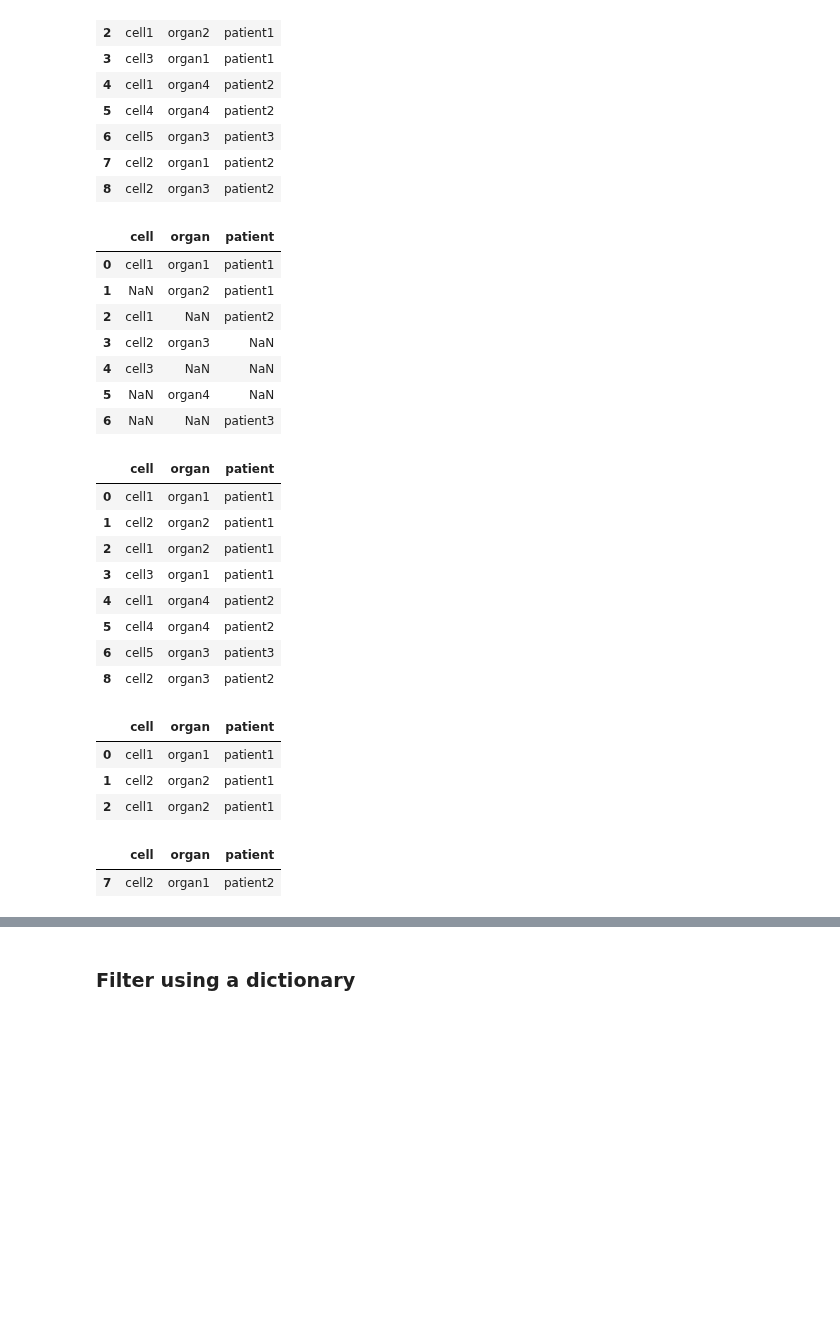
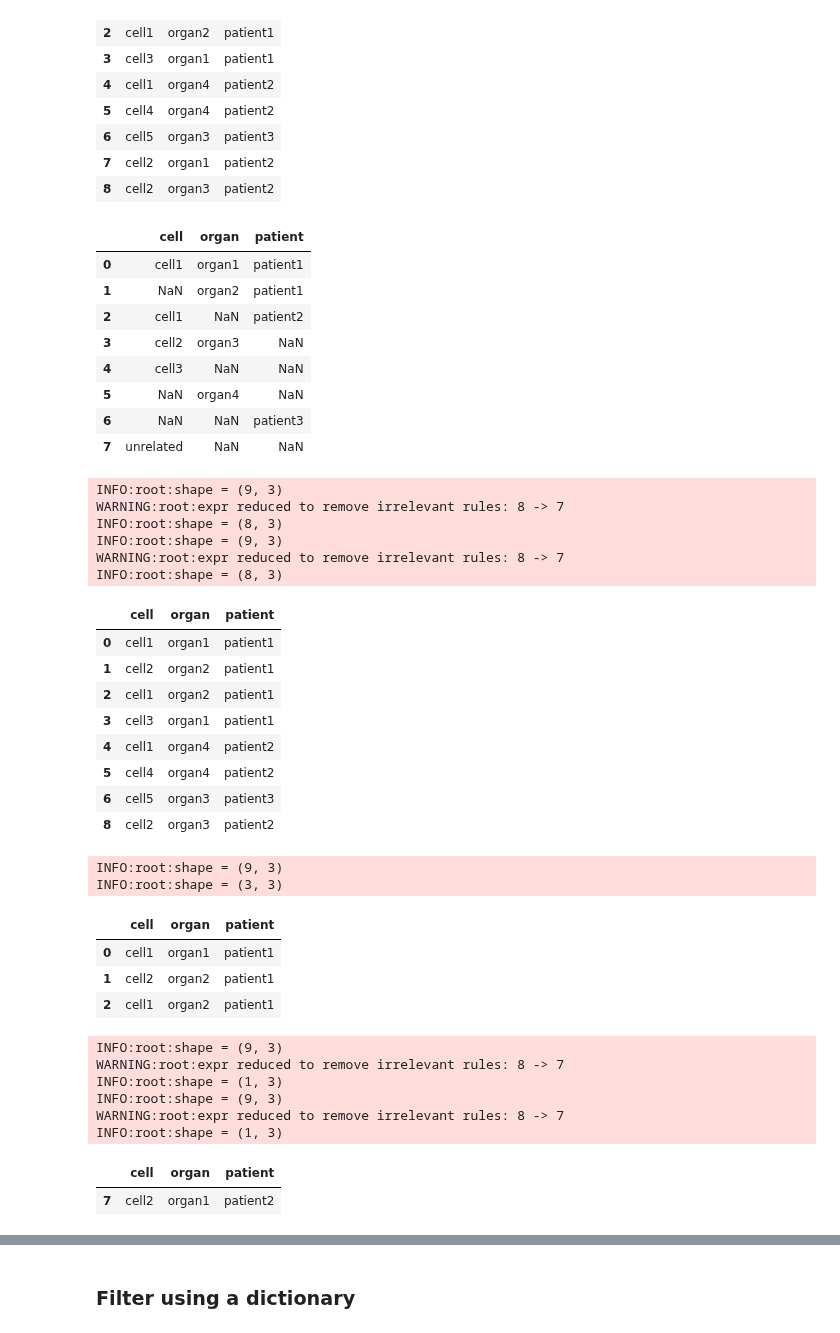
Before and after one commit to rraadd88/roux, a Jupyter notebook: examples/roux_lib_df.ipynb, the cells around one changed output, grey strips where cells are left out. Cells and saved outputs as stored; diff of their text form; code cells hidden in the pictures; blank space fills up the shorter version.

```diff
--- a/examples/roux_lib_df.ipynb
+++ b/examples/roux_lib_df.ipynb
@@ -315,26 +315,42 @@ df0_
 | 8 | cell2 | organ3 | patient2 |
 # %%
 df0_rules = pd.DataFrame({
-    'cell': ['cell1', np.nan, 'cell1', 'cell2', 'cell3', np.nan, np.nan],
-    'organ': ['organ1', 'organ2', np.nan, 'organ3', np.nan, 'organ4', np.nan],
-    'patient': ['patient1', 'patient1', 'patient2', np.nan, np.nan, np.nan, 'patient3']
+    'cell': ['cell1', np.nan, 'cell1', 'cell2', 'cell3', np.nan, np.nan,'unrelated'],
+    'organ': ['organ1', 'organ2', np.nan, 'organ3', np.nan, 'organ4', np.nan, np.nan],
+    'patient': ['patient1', 'patient1', 'patient2', np.nan, np.nan, np.nan, 'patient3', np.nan]
 })
 df0_rules
 # %% [output]
 |  | cell | organ | patient |
 | 0 | cell1 | organ1 | patient1 |
 | 1 | NaN | organ2 | patient1 |
 | 2 | cell1 | NaN | patient2 |
 | 3 | cell2 | organ3 | NaN |
 | 4 | cell3 | NaN | NaN |
 | 5 | NaN | organ4 | NaN |
 | 6 | NaN | NaN | patient3 |
+| 7 | unrelated | NaN | NaN |
 # %%
 # %run ../roux/lib/df.py
-df_=df0_.rd.filter_rows(df0_rules)
+df_=df0_.rd.filter_rows(
+    df0_rules,
+)
+
+df_fast=df0_.rd.filter_rows(
+    df0_rules,
+    fast=True,
+)
+assert df_.compare(df_fast).empty
+
 assert len(df_)==8, df_
 df_
 # %% [output]
+INFO:root:shape = (9, 3)
+WARNING:root:expr reduced to remove irrelevant rules: 8 -> 7
+INFO:root:shape = (8, 3)
+INFO:root:shape = (9, 3)
+WARNING:root:expr reduced to remove irrelevant rules: 8 -> 7
+INFO:root:shape = (8, 3)
 |  | cell | organ | patient |
 | 0 | cell1 | organ1 | patient1 |
 | 1 | cell2 | organ2 | patient1 |
@@ -349,16 +365,35 @@ df_=df0_.rd.filter_rows(df0_rules.iloc[:2,:2])
 assert len(df_)==3, df_
 df_
 # %% [output]
+INFO:root:shape = (9, 3)
+INFO:root:shape = (3, 3)
 |  | cell | organ | patient |
 | 0 | cell1 | organ1 | patient1 |
 | 1 | cell2 | organ2 | patient1 |
 | 2 | cell1 | organ2 | patient1 |
 # %%
 ## reverse
-df_=df0_.rd.filter_rows(df0_rules,mode='drop')
+df_=df0_.rd.filter_rows(
+    df0_rules,
+    mode='drop',
+)
+
+df_fast=df0_.rd.filter_rows(
+    df0_rules,
+    mode='drop',
+    fast=True,
+)
+assert df_.compare(df_fast).empty
+
 assert len(df_)==1, df_
 df_
 # %% [output]
+INFO:root:shape = (9, 3)
+WARNING:root:expr reduced to remove irrelevant rules: 8 -> 7
+INFO:root:shape = (1, 3)
+INFO:root:shape = (9, 3)
+WARNING:root:expr reduced to remove irrelevant rules: 8 -> 7
+INFO:root:shape = (1, 3)
 |  | cell | organ | patient |
 | 7 | cell2 | organ1 | patient2 |
 # %%
```
Also changed, not shown: parts of 1 cell of this notebook, 3 other files.
